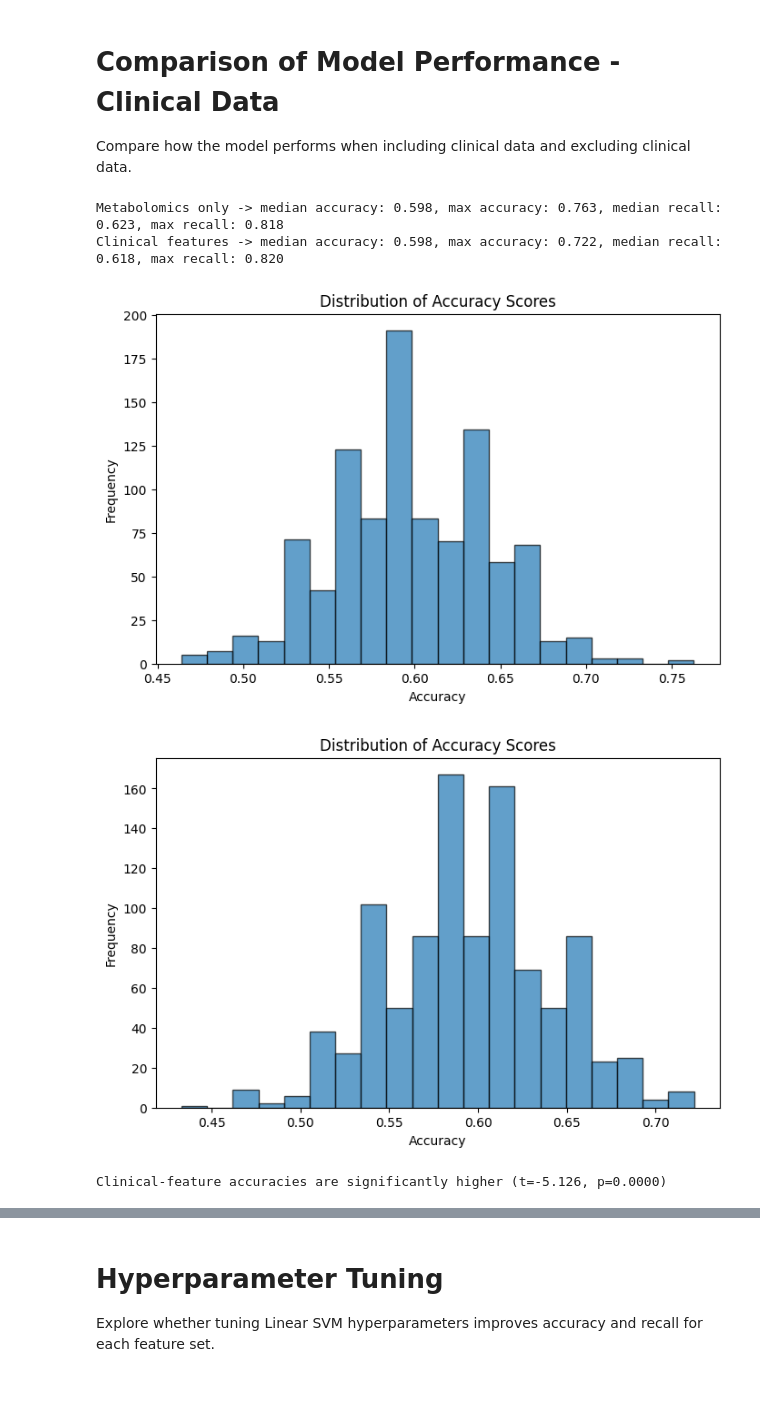
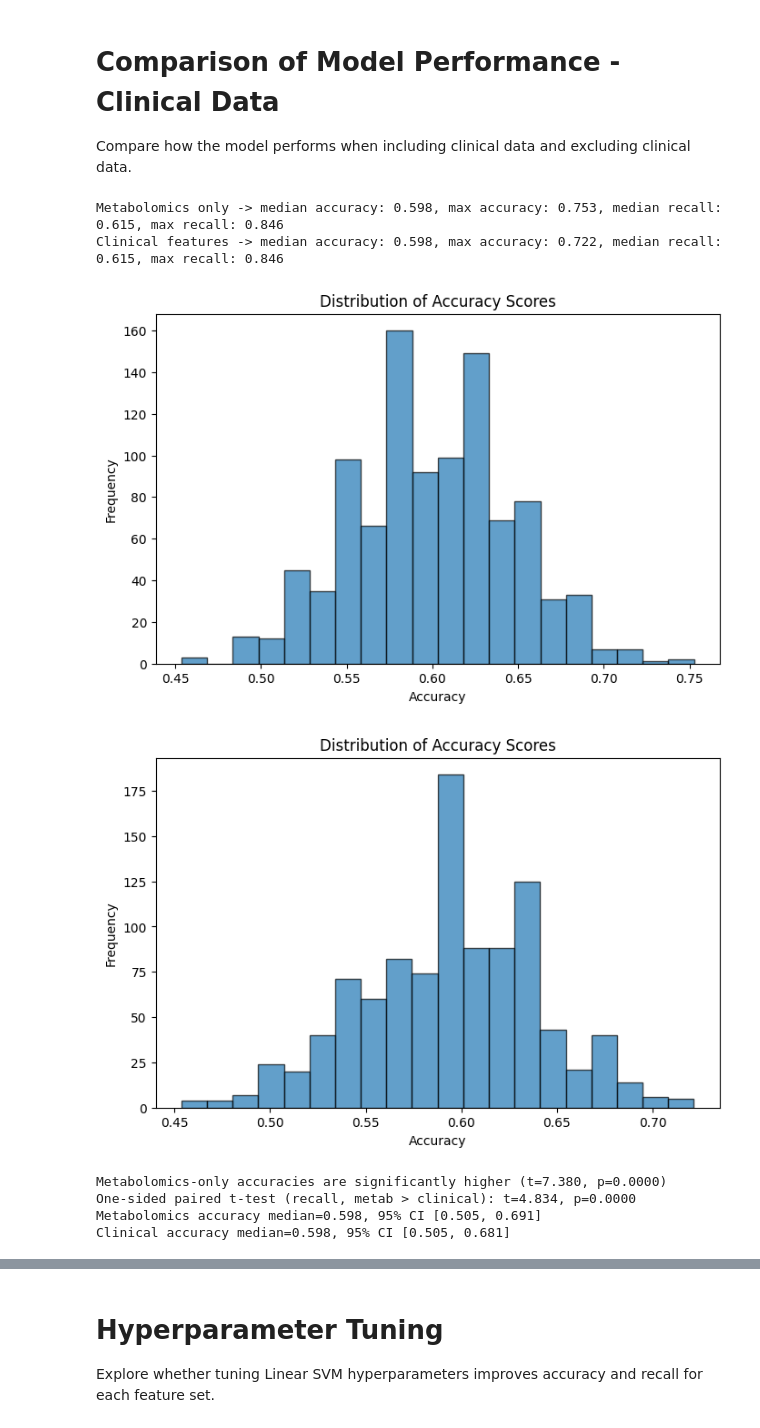
Before and after one commit to npgilman/lung_cancer_metabolomics, a Jupyter notebook: metabolomics_linear_svm.ipynb, the cells around one changed output, grey strips where cells are left out. Drawn from its saved outputs; the diff is of its cells as text; code cells hidden in the pictures; blank space fills up the shorter version.

```diff
--- a/metabolomics_linear_svm.ipynb
+++ b/metabolomics_linear_svm.ipynb
@@ -124,17 +124,15 @@ recall2_list = []
 coef2_list = []
 
 while (count < 1000):
-    # if (count % 1000 == 0):
-    #     print(count)
     count += 1
     ## metabolics
-    X_train, X_test, y_train, y_test = train_test_split(X_metabolics, y, test_size=0.3, random_state=count)
+    X_train, X_test, y_train, y_test = train_test_split(
+        X_metabolics, y, test_size=0.3, random_state=count, stratify=y
+    )
     X_train = scaler.fit_transform(X_train)
     X_test = scaler.transform(X_test)
-
     model = LinearSVC(random_state=0, max_iter=5000)
     model.fit(X_train, y_train)
-
     y_pred = model.predict(X_test)
     acc = accuracy_score(y_test, y_pred)
     rec = recall_score(y_test, y_pred)
@@ -143,59 +141,71 @@ while (count < 1000):
     coef_list.append(model.coef_[0])
 
     ## clinical data
-    X_train, X_test, y_train, y_test = train_test_split(X_clinical, y, test_size=0.3, random_state=count)
+    X_train, X_test, y_train, y_test = train_test_split(
+        X_clinical, y, test_size=0.3, random_state=count, stratify=y
+    )
     X_train = scaler.fit_transform(X_train)
     X_test = scaler.transform(X_test)
-
     model = LinearSVC(random_state=0, max_iter=5000)
     model.fit(X_train, y_train)
-
     y_pred = model.predict(X_test)
     acc = accuracy_score(y_test, y_pred)
     rec = recall_score(y_test, y_pred)
     acc2_list.append(acc)
     recall2_list.append(rec)
     coef2_list.append(model.coef_[0])
 
 met_median = np.median(accuracy_list)
 met_max = np.max(accuracy_list)
 met_recall_median = np.median(recall_list)
 met_recall_max = np.max(recall_list)
 clin_median = np.median(acc2_list)
 clin_max = np.max(acc2_list)
 clin_recall_median = np.median(recall2_list)
 clin_recall_max = np.max(recall2_list)
 
-print(f"Metabolomics only -> median accuracy: {met_median:.3f}, max accuracy: {met_max:.3f}, median recall: {met_recall_median:.3f}, max recall: {met_recall_max:.3f}")
-print(f"Clinical features -> median accuracy: {clin_median:.3f}, max accuracy: {clin_max:.3f}, median recall: {clin_recall_median:.3f}, max recall: {clin_recall_max:.3f}")
+print(f"Metabolomics only -> median accuracy: {met_median:.4f}, max accuracy: {met_max:.4f}, median recall: {met_recall_median:.4f}, max recall: {met_recall_max:.4f}")
+print(f"Clinical features -> median accuracy: {clin_median:.4f}, max accuracy: {clin_max:.4f}, median recall: {clin_recall_median:.4f}, max recall: {clin_recall_max:.4f}")
 
 def plot_accuracies(acc_list):
     plt.figure(figsize=(8,5))
     plt.hist(acc_list, bins=20, edgecolor='k', alpha=0.7)
     plt.xlabel("Accuracy")
     plt.ylabel("Frequency")
     plt.title("Distribution of Accuracy Scores")
     plt.show()
 
 plot_accuracies(accuracy_list)
 plot_accuracies(acc2_list)
 
-# paired differences
-t_stat, p_two_sided = ttest_rel(acc2_list, accuracy_list)
-p_one_sided = p_two_sided / 2
+# paired differences (test whether metabolomics > clinical)
+t_stat, p_two_sided = ttest_rel(accuracy_list, acc2_list)
+p_one_sided = (p_two_sided / 2) if t_stat > 0 else (1 - p_two_sided / 2)
 
-if t_stat > 0 and p_one_sided < 0.05:
-    print(f"Metabolomics-only accuracies are significantly higher (t={t_stat:.3f}, p={p_one_sided:.4f})")
-elif t_stat < 0 and p_one_sided < 0.05:
-    print(f"Clinical-feature accuracies are significantly higher (t={t_stat:.3f}, p={p_one_sided:.4f})")
+if p_one_sided < 0.05:
+    print(f"Metabolomics-only accuracies are significantly higher (t={t_stat:.4f}, p={p_one_sided:.4f})")
 else:
-    print(f"No significant difference between metabolomics-only and clinical features (t={t_stat:.3f}, p={p_one_sided:.4f})")
+    print(f"No significant difference favoring metabolomics over clinical (t={t_stat:.4f}, p={p_one_sided:.4f})")
+
+# optional: test recall similarly
+t_r, p2_r = ttest_rel(recall_list, recall2_list)
+p1_r = (p2_r / 2) if t_r > 0 else (1 - p2_r / 2)
+print(f"One-sided paired t-test (recall, metab > clinical): t={t_r:.4f}, p={p1_r:.4f}")
+
+# optional: 95% CIs for the distributions
+met_ci = np.percentile(accuracy_list, [2.5, 97.5])
+clin_ci = np.percentile(acc2_list, [2.5, 97.5])
+print(f"Metabolomics accuracy median={np.median(accuracy_list):.4f}, 95% CI [{met_ci[0]:.4f}, {met_ci[1]:.4f}]")
+print(f"Clinical accuracy median={np.median(acc2_list):.4f}, 95% CI [{clin_ci[0]:.4f}, {clin_ci[1]:.4f}]")
 # %% [output]
-Metabolomics only -> median accuracy: 0.598, max accuracy: 0.763, median recall: 0.623, max recall: 0.818
-Clinical features -> median accuracy: 0.598, max accuracy: 0.722, median recall: 0.618, max recall: 0.820
+Metabolomics only -> median accuracy: 0.598, max accuracy: 0.753, median recall: 0.615, max recall: 0.846
+Clinical features -> median accuracy: 0.598, max accuracy: 0.722, median recall: 0.615, max recall: 0.846
-[figure, old version]
+[figure, new version]
-[figure, old version]
+[figure, new version]
-Clinical-feature accuracies are significantly higher (t=-5.126, p=0.0000)
+Metabolomics-only accuracies are significantly higher (t=7.380, p=0.0000)
+One-sided paired t-test (recall, metab > clinical): t=4.834, p=0.0000
+Metabolomics accuracy median=0.598, 95% CI [0.505, 0.691]
+Clinical accuracy median=0.598, 95% CI [0.505, 0.681]
 # %%
 def tune_model(X, y, param_grid, cv):
     pipe = Pipeline([
```
Also changed, not shown: parts of 6 cells of this notebook.
